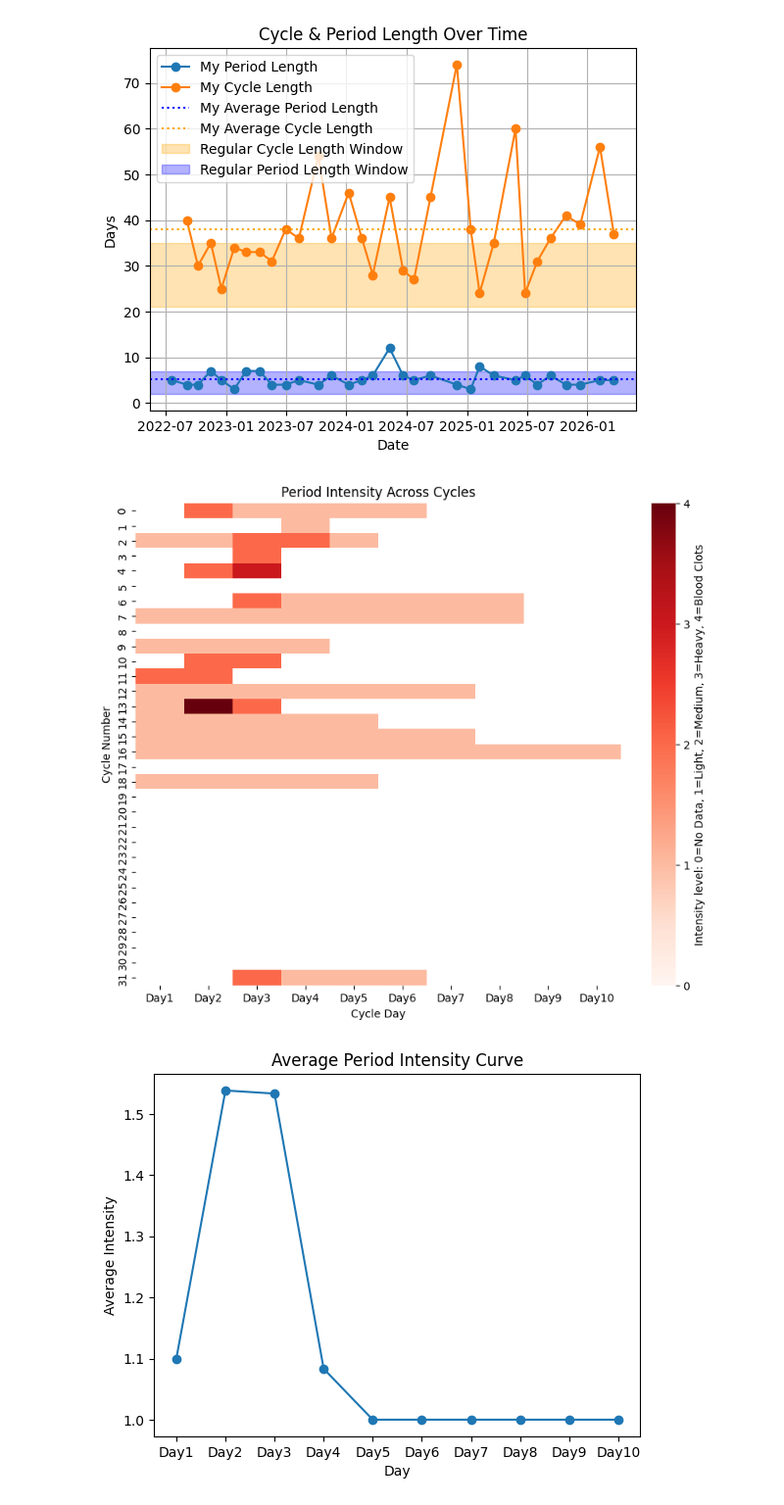
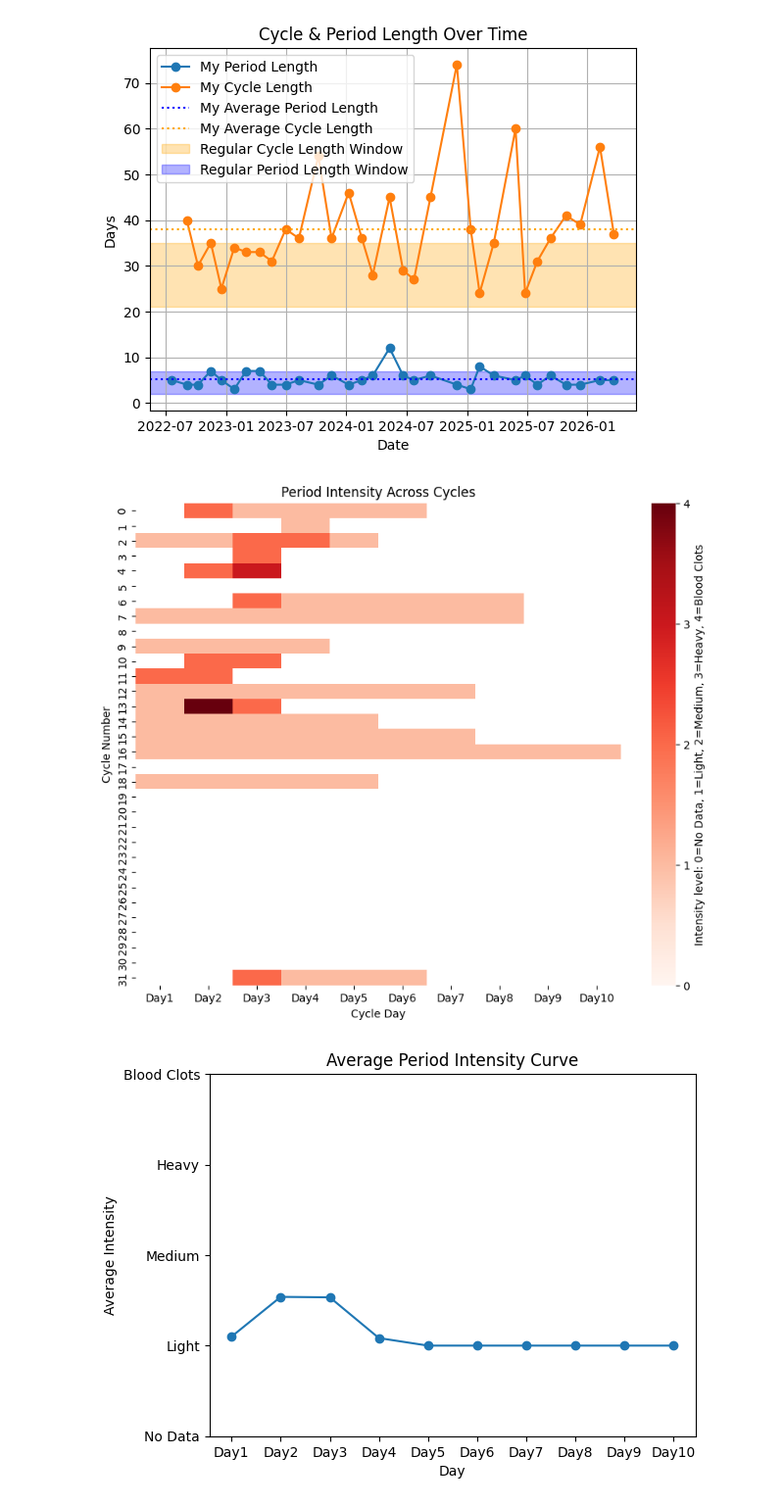
Before and after one commit to yinimini/Menstrual-Symptoms-Analysis-, a Jupyter notebook: explore/extract_explore_test.ipynb, the cells around one changed output. Shown at 98% size. Cells and saved outputs as stored; diff of their text form; code cells hidden in the pictures.

Commit message:
plotted for average periode intensity and symptoms correlations when on period

```diff
--- a/explore/extract_explore_test.ipynb
+++ b/explore/extract_explore_test.ipynb
@@ -279,19 +279,28 @@ sns.heatmap(
 plt.xlabel("Cycle Day")
 plt.ylabel("Cycle Number")
 plt.title("Period Intensity Across Cycles")
-plt.savefig("plots/period_intensity_heatmap.png")
+plt.savefig("../plots/period_intensity_heatmap.png")
 plt.show()
-
-# Mean intensity per day across all cycles
-# This gives some sort of expectation of how heavy the period is for that day
-# But it's not acurate since some cycles have no data at all, and some cycles end after day 5 for example
-mean_intensity = data.mean()
-
-plt.plot(mean_intensity, marker='o')
-plt.xlabel("Day")
-plt.ylabel("Average Intensity")
-plt.title("Average Period Intensity Curve")
-plt.show()
 # %% [output]
 [figure]
-[figure, removed]
+# %%
+# Mean intensity per day across all cycles
+# This gives some sort of expectation of how heavy the period is for that day
+# But it's not acurate since some cycles have no data at all, and some cycles end after day 5 for example
+
+mean_intensity = data.mean()
+
+plt.plot(mean_intensity, marker='o')
+plt.xlabel("Day")
+plt.ylabel("Average Intensity")
+plt.title("Average Period Intensity Curve")
+
+plt.yticks(
+    [0, 1, 2, 3, 4],
+    ['No Data', 'Light', 'Medium', 'Heavy', 'Blood Clots']
+)
+
+plt.show()
+plt.savefig("../plots/average_period_intensity.png")
+# %% [output]
+[figure, added]
```
Also changed, not shown: parts of 2 cells of this notebook, 2 other files.
